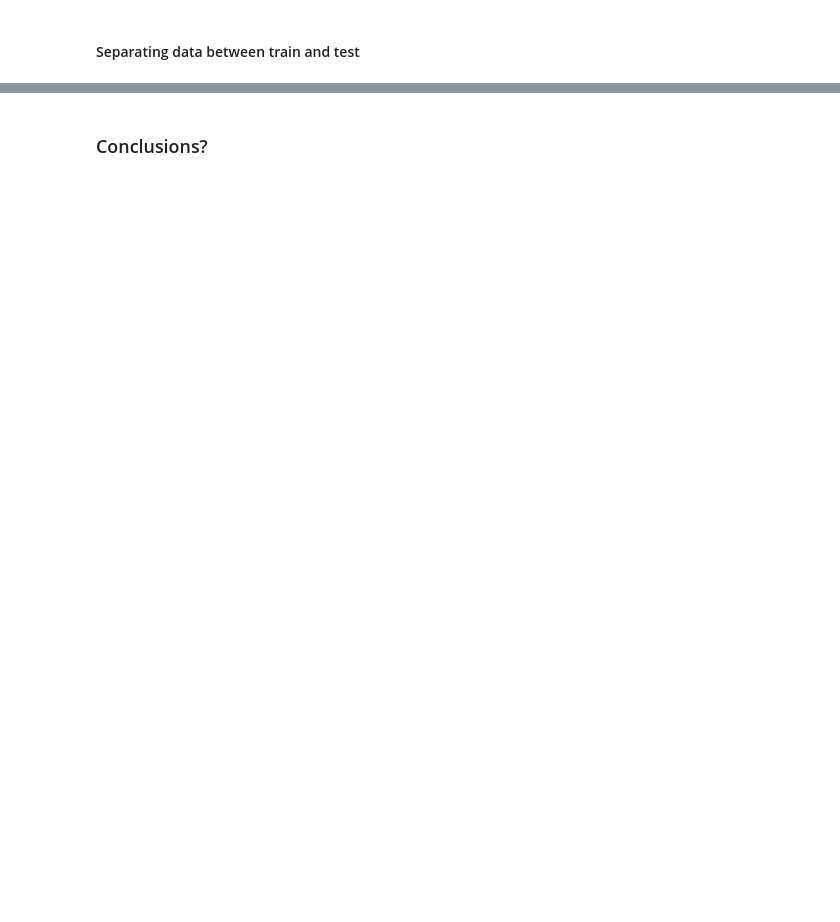
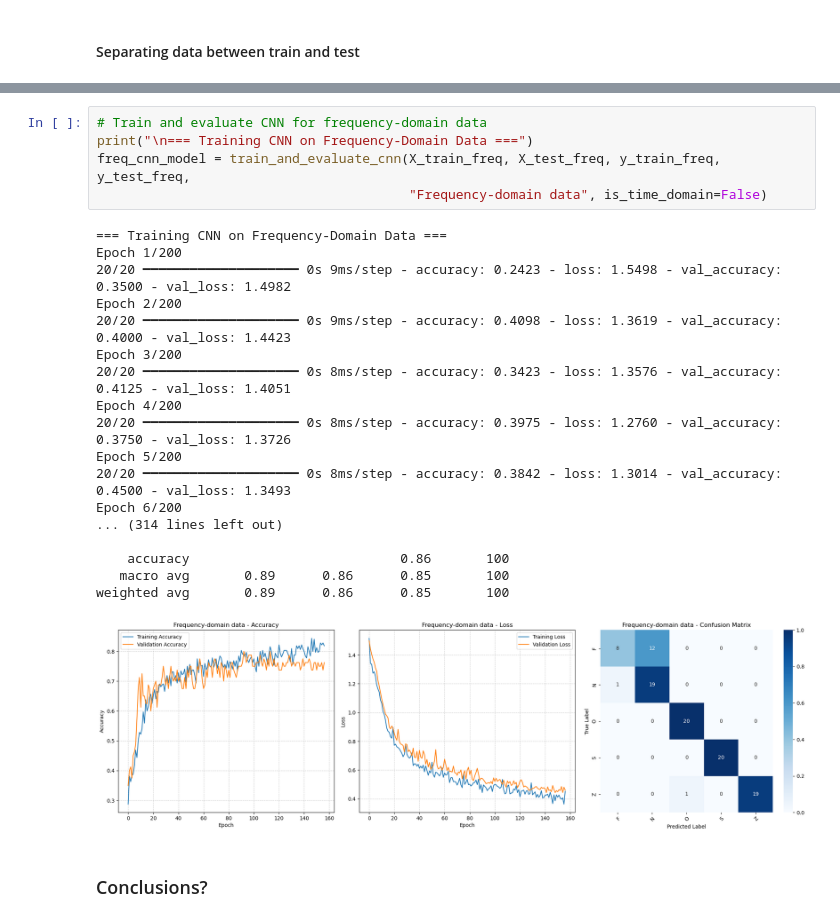
Before and after one commit to canhotuctor/epilex, a Jupyter notebook: bonn_analysis.ipynb, the cells around one changed output, grey strips where cells are left out. Saved outputs shown, nothing was run; the diff lists cells and outputs as text; blank space fills up the shorter version.

```diff
--- a/bonn_analysis.ipynb
+++ b/bonn_analysis.ipynb
@@ -361,2 +676,26 @@ weighted avg       0.71      0.68      0.65       100
+# %%
+# Train and evaluate CNN for frequency-domain data
+print("\n=== Training CNN on Frequency-Domain Data ===")
+freq_cnn_model = train_and_evaluate_cnn(X_train_freq, X_test_freq, y_train_freq, y_test_freq,
+                                        "Frequency-domain data", is_time_domain=False)
+# %% [output]
+=== Training CNN on Frequency-Domain Data ===
+Epoch 1/200
+20/20 ━━━━━━━━━━━━━━━━━━━━ 0s 9ms/step - accuracy: 0.2423 - loss: 1.5498 - val_accuracy: 0.3500 - val_loss: 1.4982
+Epoch 2/200
+20/20 ━━━━━━━━━━━━━━━━━━━━ 0s 9ms/step - accuracy: 0.4098 - loss: 1.3619 - val_accuracy: 0.4000 - val_loss: 1.4423
+Epoch 3/200
+20/20 ━━━━━━━━━━━━━━━━━━━━ 0s 8ms/step - accuracy: 0.3423 - loss: 1.3576 - val_accuracy: 0.4125 - val_loss: 1.4051
+Epoch 4/200
+20/20 ━━━━━━━━━━━━━━━━━━━━ 0s 8ms/step - accuracy: 0.3975 - loss: 1.2760 - val_accuracy: 0.3750 - val_loss: 1.3726
+Epoch 5/200
+20/20 ━━━━━━━━━━━━━━━━━━━━ 0s 8ms/step - accuracy: 0.3842 - loss: 1.3014 - val_accuracy: 0.4500 - val_loss: 1.3493
+Epoch 6/200
+... (314 lines left out)
+
+    accuracy                           0.86       100
+   macro avg       0.89      0.86      0.85       100
+weighted avg       0.89      0.86      0.85       100
+[figure, added]
 # %% [markdown]
 ### Conclusions?
```
Also changed, not shown: parts of 17 cells of this notebook.
